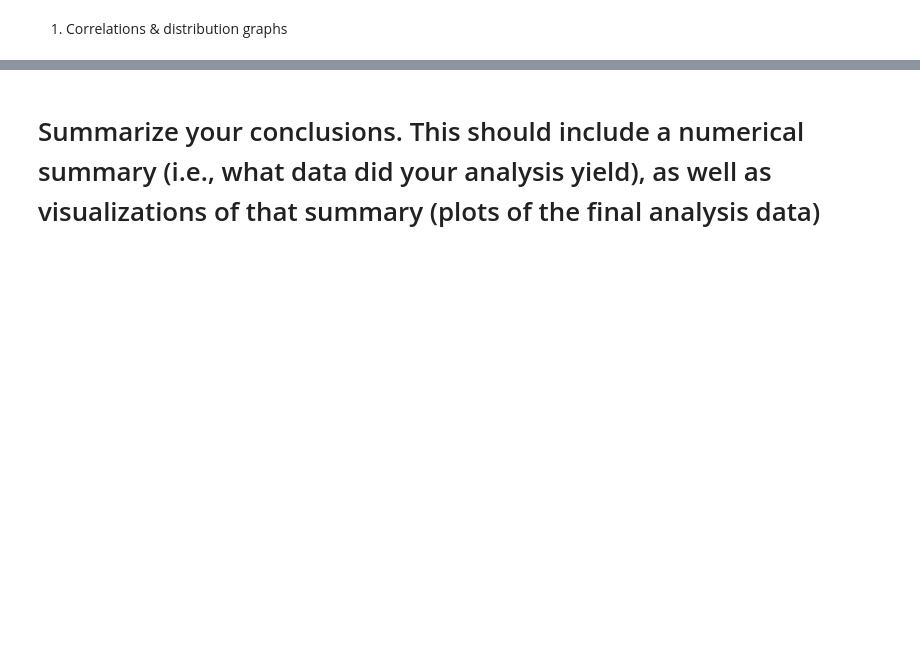
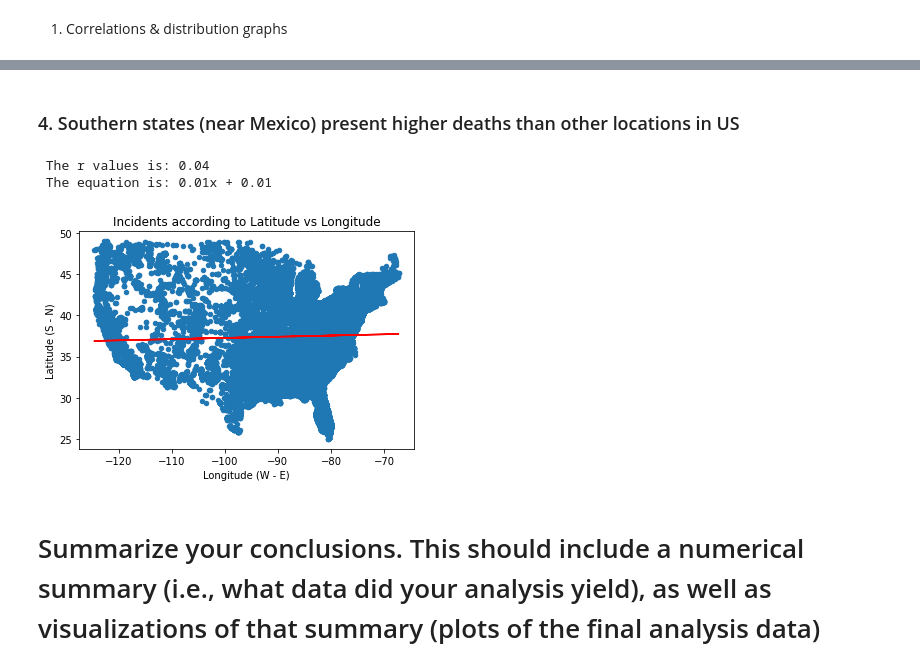
Before and after one commit to palolo02/Project1, a Jupyter notebook: Crime in US.ipynb, the cells around one changed output, grey strips where cells are left out. Saved outputs shown, nothing was run; the diff lists cells and outputs as text; code cells hidden in the pictures; blank space fills up the shorter version.

```diff
--- a/Crime in US.ipynb
+++ b/Crime in US.ipynb
@@ -138,3 +291,50 @@ Paolo:
+# %% [markdown]
+### 4. Southern states (near Mexico) present higher deaths than other locations  in US
+# %%
+#display(gunViolenceDf.loc[gunViolenceDf["n_killed"] > 35])
+
+location = gunViolenceDf.loc[(gunViolenceDf["year"] >= 2014)
+                             & (gunViolenceDf["year"] < 2018)
+                             & (gunViolenceDf["latitude"] <= 50)
+                             & (gunViolenceDf["latitude"] >= 25)
+                             & (gunViolenceDf["longitude"] <= -66)
+                             & (gunViolenceDf["longitude"] >= -130)
+                             ,["incident_id","latitude","longitude","n_killed", "n_injured","state","city_or_county"]]
+
+#location = location.groupby(by=["latitude","longitude"], as_index=False).aggregate({"incident_id":"count",
+#                                                                     "n_killed":"sum",
+#                                                                     "n_injured":"sum"})
+location["n_total"] = location["n_killed"] + location["n_injured"]
+
+ax = location.plot(x = "longitude",y = "latitude", kind="scatter")
+plt.title(f"Incidents according to Latitude vs Longitude")
+plt.xlabel("Longitude (W - E)")
+plt.ylabel("Latitude (S - N)")
+
+
+
+ # Linear Regression Model
+x_values = location["longitude"]
+y_values = location["latitude"]
+y_lr_values = []
+n = len(x_values)
+# Calculate the regression model
+slope, intercept, rvalue, pvalue, stderr = linregress(x = x_values, y = y_values)
+
+# Calculate the y = Mx + b values
+for lat in x_values:
+    y_lr_values.append(round((slope * lat + intercept),2))
+
+print(f" The r values is: {round(rvalue,2)}")
+print(f" The equation is: {round(slope,2)}x + {round(slope,2)}")
+
+plt.plot(x_values, y_lr_values, color="red")
+
+plt.show()
+# %% [output]
+ The r values is: 0.04
+ The equation is: 0.01x + 0.01
+[figure, added]
 # %%
 Mike:
 # %% [markdown]
```
Also changed, not shown: parts of 14 cells of this notebook.
